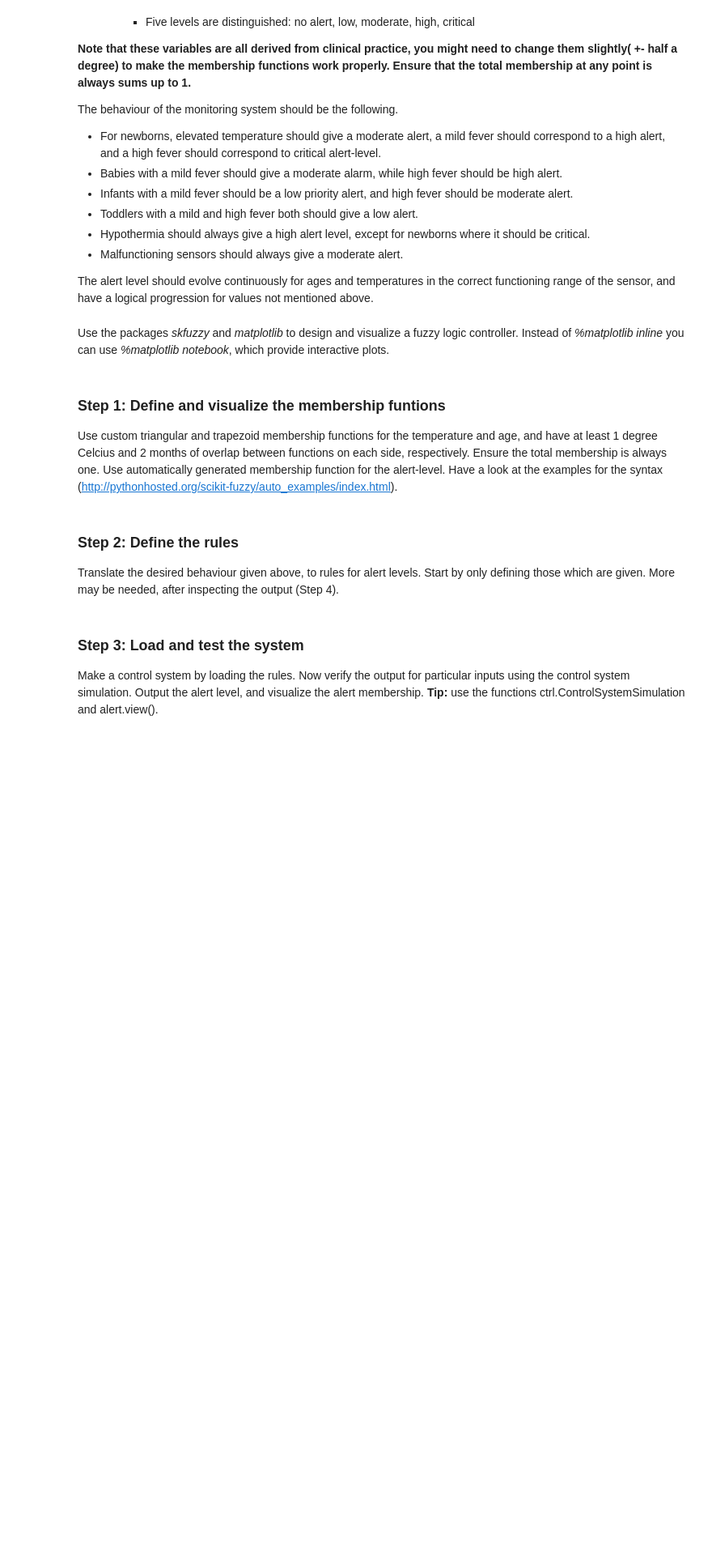
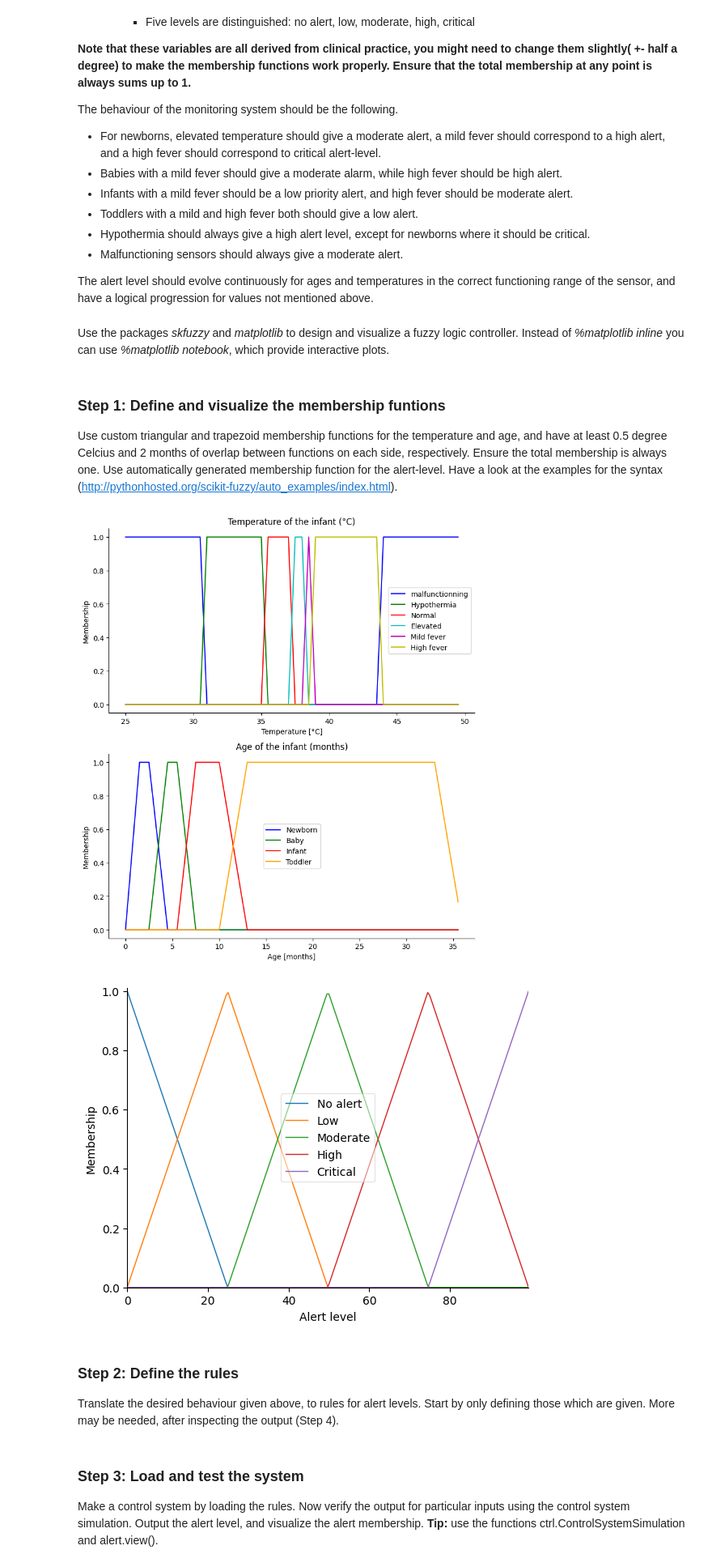
Before and after one commit to cesarz10/Health-Information, a Jupyter notebook: WPO-2/WPO2_student.ipynb, the cells around one changed output. Shown at 81% size. Saved outputs shown, nothing was run; the diff lists cells and outputs as text; code cells hidden in the pictures; blank space fills up the shorter version.

```diff
--- a/WPO-2/WPO2_student.ipynb
+++ b/WPO-2/WPO2_student.ipynb
@@ -79,4 +89,4 @@ The alert level should evolve continuously for ages and temperatures in the corr
 Use the packages *skfuzzy* and *matplotlib* to design and visualize a fuzzy logic controller. Instead of *%matplotlib inline* you can use *%matplotlib notebook*, which provide interactive plots.
 # %% [markdown]
 ### Step 1: Define and visualize the membership funtions
-Use custom triangular and trapezoid membership functions for the temperature and age, and have at least 1 degree Celcius and 2 months of overlap between functions on each side, respectively. Ensure the total membership is always one. Use automatically generated membership function for the alert-level. Have a look at the examples for the syntax (http://pythonhosted.org/scikit-fuzzy/auto_examples/index.html).
+Use custom triangular and trapezoid membership functions for the temperature and age, and have at least 0.5 degree Celcius and 2 months of overlap between functions on each side, respectively. Ensure the total membership is always one. Use automatically generated membership function for the alert-level. Have a look at the examples for the syntax (http://pythonhosted.org/scikit-fuzzy/auto_examples/index.html).
@@ -85,3 +93,81 @@ Use custom triangular and trapezoid membership functions for the temperature and
+# %%
+import numpy as np
+import skfuzzy as fuzz
+from skfuzzy import control as ctrl
+from matplotlib import pyplot as plt
+
+# < 35,5  hypothermia
+#  37 are normal
+#  37,5< t < 38 elevated
+# 38,5  mild fever
+# >= 39 high fever
+
+# newborns (0-3 months)
+# babies (3-6 months)
+# infants (6-12 months)
+# toddlers (12-36 months)
+
+month = np.arange(0, 36, 0.5)
+temperature = np.arange(25, 50, 0.5)
+alert_lvl = ctrl.Consequent(np.arange(0, 100, 0.5), label='Alert level')
+alert_lvl.automf(5, names=['No alert','Low','Moderate', 'High', 'Critical' ]) #you can give correct lables
+"""
+alert_lvl['No alert'] = fuzz.trapmf(alert_lvl.universe, [0, 10, 15, 22])
+alert_lvl['Low'] = fuzz.trapmf(alert_lvl.universe, [15, 22, 35, 45])
+alert_lvl['Moderate'] = fuzz.trapmf(alert_lvl.universe, [35, 45, 55, 60])
+alert_lvl['High'] = fuzz.trapmf(alert_lvl.universe, [55, 60, 75, 85])
+alert_lvl['Critical'] = fuzz.trapmf(alert_lvl.universe, [75, 85, 100, 100])
+"""
+# Generate fuzzy membership functions
+temp_malfuncting = fuzz.trapmf(temperature, [24, 25, 30.5, 31])
+temp_hypo = fuzz.trapmf(temperature, [30.5, 31, 35, 35.5])
+temp_normal = fuzz.trapmf(temperature, [35, 35.5 ,37, 37.5]) #what about values btw 35.5  ans 36.5?
+temp_elevated = fuzz.trapmf(temperature, [37, 37.5, 38, 38.5])
+temp_mildFever = fuzz.trimf(temperature, [38, 38.5, 39])
+temp_highFever = fuzz.trapmf(temperature, [38.5, 39, 43.5, 44])
+temp_malfunctioning = fuzz.trapmf(temperature, [43.5, 44, 50, 51])
+
+month_newborn = fuzz.trapmf(month, [0, 1.5, 2.5, 4.5])
+month_baby = fuzz.trapmf(month, [2.5, 4.5, 5.5, 7.5])
+month_infant = fuzz.trapmf(month, [5.5, 7.5, 10, 13])
+month_toddler = fuzz.trapmf(month, [10, 13, 33, 36])
+
+fig, (ax0, ax1) = plt.subplots(nrows=2, figsize=(8, 9))
+
+ax0.plot(temperature, temp_malfuncting, 'b', linewidth=1.5, label='malfunctionning')
+ax0.plot(temperature, temp_malfunctioning, 'b', linewidth=1.5)
+ax0.plot(temperature, temp_hypo, 'g', linewidth=1.5, label='Hypothermia')
+ax0.plot(temperature, temp_normal, 'r', linewidth=1.5, label='Normal')
+ax0.plot(temperature, temp_elevated, 'c', linewidth=1.5, label='Elevated')
+ax0.plot(temperature, temp_mildFever, 'm', linewidth=1.5, label='Mild fever')
+ax0.plot(temperature, temp_highFever, 'y', linewidth=1.5, label='High fever')
+ax0.set_title('Temperature of the infant (°C)')
+ax0.legend()
+ax0.set_xlabel("Temperature [°C]")
+ax0.set_ylabel("Membership")
+ax0.spines['top'].set_visible(False)
+ax0.spines['right'].set_visible(False)
+ax0.get_xaxis().tick_bottom()
+ax0.get_yaxis().tick_left()
+
+ax1.plot(month, month_newborn, 'b', linewidth=1.5, label='Newborn')
+ax1.plot(month, month_baby, 'g', linewidth=1.5, label='Baby')
+ax1.plot(month, month_infant, 'r', linewidth=1.5, label='Infant')
+ax1.plot(month, month_toddler, 'orange', linewidth=1.5, label='Toddler')
+ax1.set_title('Age of the infant (months)')
+ax1.legend()
+ax1.set_xlabel("Age [months]")
+ax1.set_ylabel("Membership")
+ax1.spines['top'].set_visible(False)
+ax1.spines['right'].set_visible(False)
+ax1.get_xaxis().tick_bottom()
+ax1.get_yaxis().tick_left()
+plt.tight_layout()
+
+alert_lvl.view()
+# %% [output]
+[figure, added]
+[figure, added]
 # %% [markdown]
 ### Step 2: Define the rules
 Translate the desired behaviour given above, to rules for alert levels. Start by only defining those which are given. More may be needed, after inspecting the output (Step 4).
```
Also changed, not shown: parts of 4 cells of this notebook.
